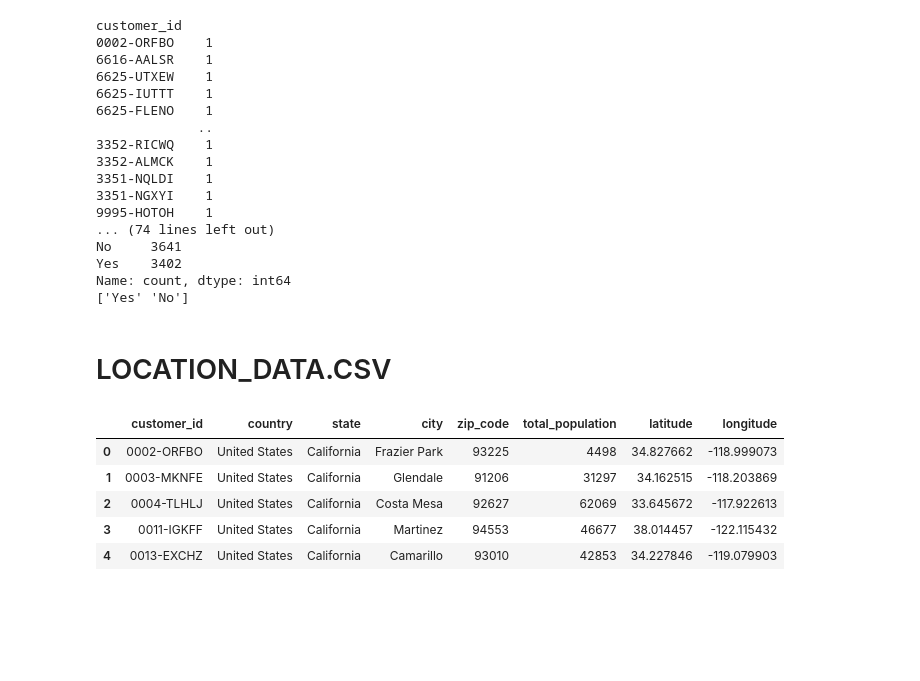
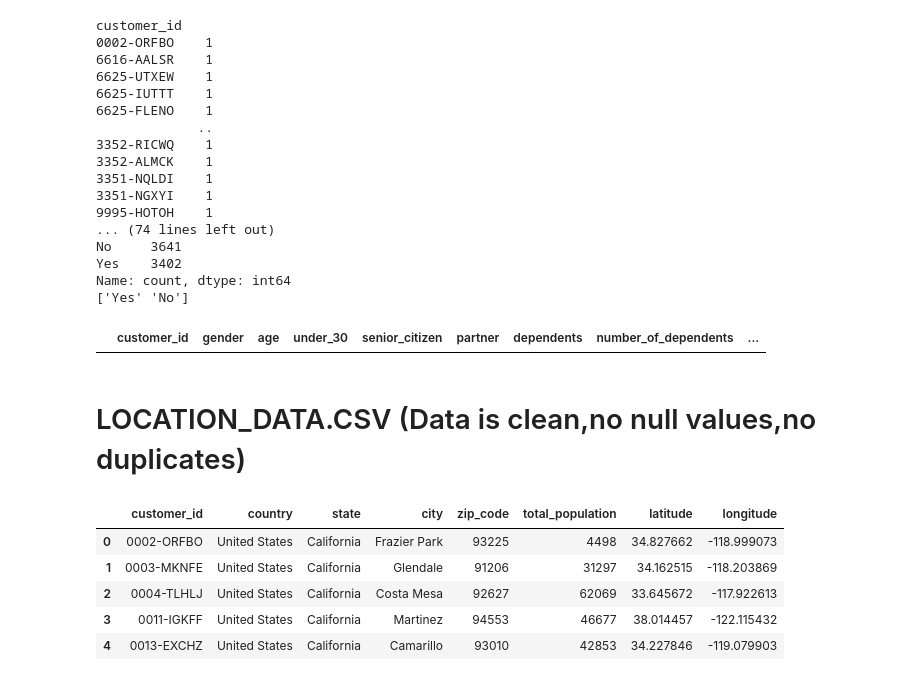
Before and after one commit to SivaKumarPalanirajan/Customer_Churn_Analysis_And_Prediction, a Jupyter notebook: Notebooks/Combined_Dataset_Creation&Cleaning.ipynb, the cells around one changed output. Cells and saved outputs as stored; diff of their text form; code cells hidden in the pictures; blank space fills up the shorter version.

Commit message:
Added few requirements and updated cleaning file

```diff
--- a/Notebooks/Combined_Dataset_Creation&Cleaning.ipynb
+++ b/Notebooks/Combined_Dataset_Creation&Cleaning.ipynb
@@ -59,8 +59,12 @@ No     3641
 Yes    3402
 Name: count, dtype: int64
 ['Yes' 'No']
-# %% [markdown]
-# LOCATION_DATA.CSV
+# %%
+customer_info[customer_info.duplicated()]
+# %% [output]
+|  | customer_id | gender | age | under_30 | senior_citizen | partner | dependents | number_of_dependents | ... |
+# %% [markdown]
+# LOCATION_DATA.CSV (Data is clean,no null values,no duplicates)
 # %%
 location.head()
 # %% [output]
```
Also changed, not shown: parts of 12 cells of this notebook, 1 other file.
